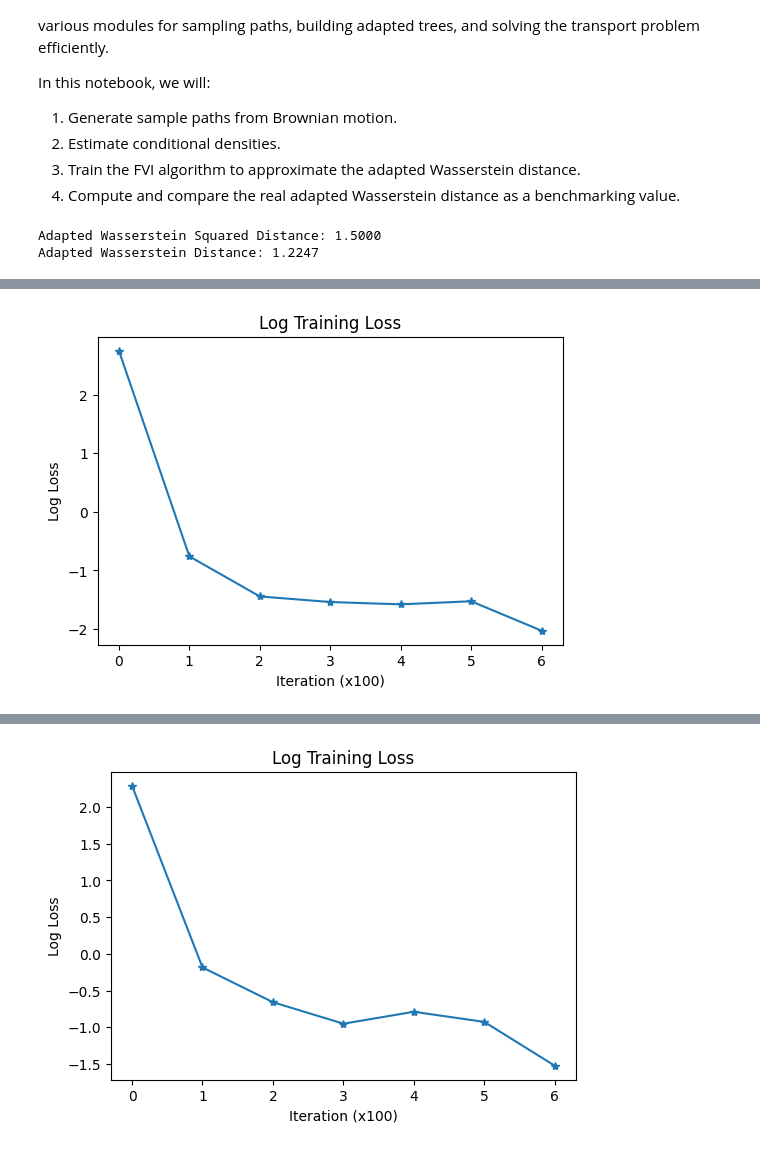
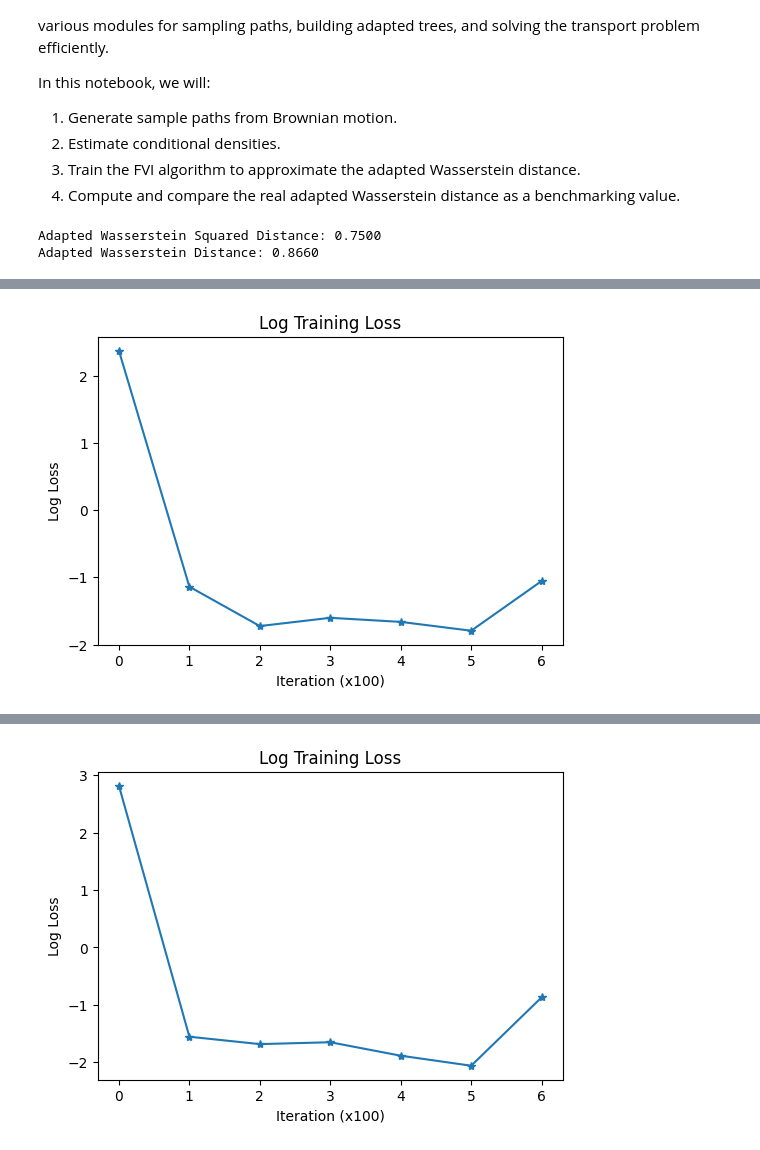
Before and after one commit to rubenbonto/AWD_numerics, a Jupyter notebook: Notebooks/FVI_notebook.ipynb, the cells around one changed output, grey strips where cells are left out. Drawn from its saved outputs; the diff is of its cells as text; code cells hidden in the pictures.

```diff
--- a/Notebooks/FVI_notebook.ipynb
+++ b/Notebooks/FVI_notebook.ipynb
@@ -47,7 +47,7 @@ from Comp_AWD2_Gaussian import build_mean_and_cov, adapted_wasserstein_squared
 # %%
 # Generate Brownian motion paths
 n_data = 2000
-time_steps = 4  # For example, t=0, t=1, t=2, t=3
+time_steps = 3  # For example, t=0, t=1, t=2, t=3
 
 scale_x = 1**2
 scale_y = 0.5**2
@@ -57,7 +57,7 @@ y_paths = generate_brownian_motion(num_paths=n_data, time_steps=time_steps, scal
 # Define parameters
 a, b = 0, 0
 var_a, var_b = scale_x, scale_y
-t = 3
+t = time_steps-1
 
 # Build mean and covariance matrices for both processes
 a_vec, A_mat = build_mean_and_cov(t, mean_val=a, var_factor=var_a)
@@ -70,11 +70,11 @@ distance = np.sqrt(distance_squared)
 print(f"Adapted Wasserstein Squared Distance: {distance_squared:.4f}")
 print(f"Adapted Wasserstein Distance: {distance:.4f}")
 # %% [output]
-Adapted Wasserstein Squared Distance: 1.5000
-Adapted Wasserstein Distance: 1.2247
+Adapted Wasserstein Squared Distance: 0.7500
+Adapted Wasserstein Distance: 0.8660
 # %%
 final_value, val_hist, loss_hist =train_dqn_instance(x_dim = 1, y_dim = 1, time_horizon = time_steps-1, samplepath_x = x_paths, samplepath_y = y_paths,
-                                                    n_opt = 20, in_sample_size = 50,
+                                                    n_opt = 200, in_sample_size = 50,
                                                     device = device, discount=1, mem_size=3000, trunc_flag=True)
 # %% [output]
 Training progress: 0/649
@@ -119,2 +119,2 @@ Training took 42.01 seconds.
 Number of NaN losses encountered: 0
-[figure, old version]
+[figure, new version]
@@ -130,5 +130,5 @@ Training took 41.37 seconds.
 Number of NaN losses encountered: 0
-[figure, old version]
+[figure, new version]
 Training progress: 0/639
 Training progress: 100/639
 Training progress: 200/639
```
Also changed, not shown: parts of 2 cells of this notebook, 9 other files.
